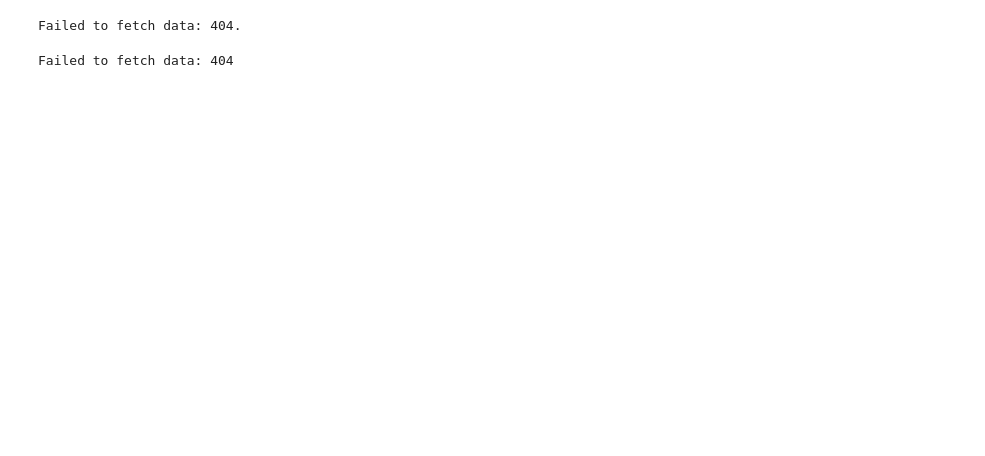
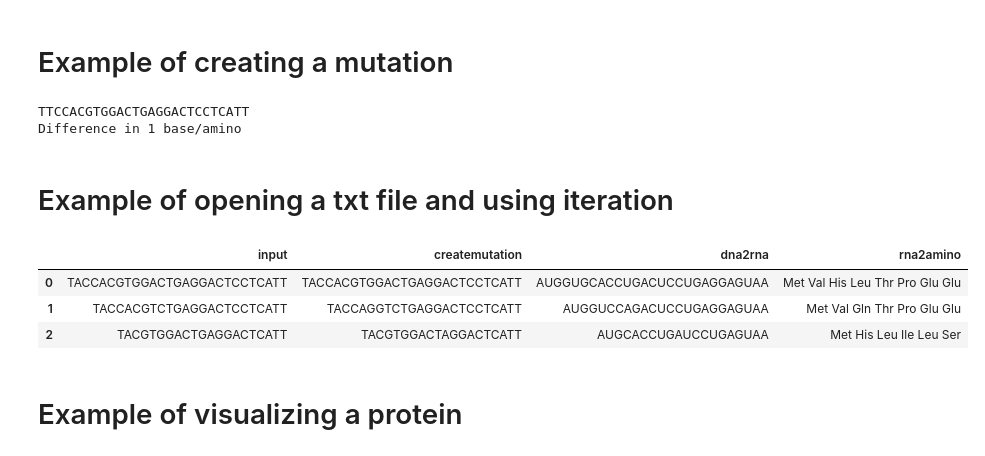
Before and after one commit to joanalnu/Genetics10, a Jupyter notebook: EN_Genetics10.ipynb, the cells around one changed output. Saved outputs shown, nothing was run; the diff lists cells and outputs as text; code cells hidden in the pictures; blank space fills up the shorter version.

```diff
--- a/EN_Genetics10.ipynb
+++ b/EN_Genetics10.ipynb
@@ -224,17 +259,31 @@ output
-# %%
-# Example usage of get uniprot id functions
-sequence = "MALWMRLLPLLALLALWGPDPAAAFVNQHLCGSHLVEALYLVCGERGFFYTPKT"
-uniprot_id = biogen.get_uniprot_id(sequence)
-
-if uniprot_id:
-    print(f"UniProt ID: {uniprot_id}")
-# %% [output]
-Failed to fetch data: 404.
-# %%
-# Example usage of generate protein function
-uniprot_id = "Q8W3K0"
-structure_data = biogen.generateprotein(uniprot_id)
-
-structure_data
-# %% [output]
-Failed to fetch data: 404
+# %% [markdown]
+# Example of creating a mutation
+# %%
+# input
+my_dna = 'TACCACGTGGACTGAGGACTCCTCATT' # provide DNA string
+
+# create mutation
+mutation = biogen.createmutation(my_dna)
+print(mutation)
+
+# get place where mutation happened
+index = biogen.compare(my_dna, mutation)
+print(index)
+# %% [output]
+TTCCACGTGGACTGAGGACTCCTCATT
+Difference in 1 base/amino
+# %% [markdown]
+# Example of opening a txt file and using iteration
+# %%
+# read input file
+dnas = biogen.read_input('my_dnas.txt') # note that you must have saved a file named so in the same folder as this file
+functions = ['createmutation', 'dna2rna', 'rna2amino'] # what functions do you want to run
+output = biogen.iterate(dnas, functions) # call iterate functions
+output # show output of iterate()
+# %% [output]
+|  | input | createmutation | dna2rna | rna2amino |
+| 0 | TACCACGTGGACTGAGGACTCCTCATT | TACCACGTGGACTGAGGACTCCTCATT | AUGGUGCACCUGACUCCUGAGGAGUAA | Met Val His Leu Thr Pro Glu Glu |
+| 1 | TACCACGTCTGAGGACTCCTCATT | TACCAGGTCTGAGGACTCCTCATT | AUGGUCCAGACUCCUGAGGAGUAA | Met Val Gln Thr Pro Glu Glu |
+| 2 | TACGTGGACTGAGGACTCATT | TACGTGGACTAGGACTCATT | AUGCACCUGAUCCUGAGUAA | Met His Leu Ile Leu Ser |
+# %% [markdown]
+# Example of visualizing a protein
```
Also changed, not shown: parts of 11 cells of this notebook, 3 other files.
